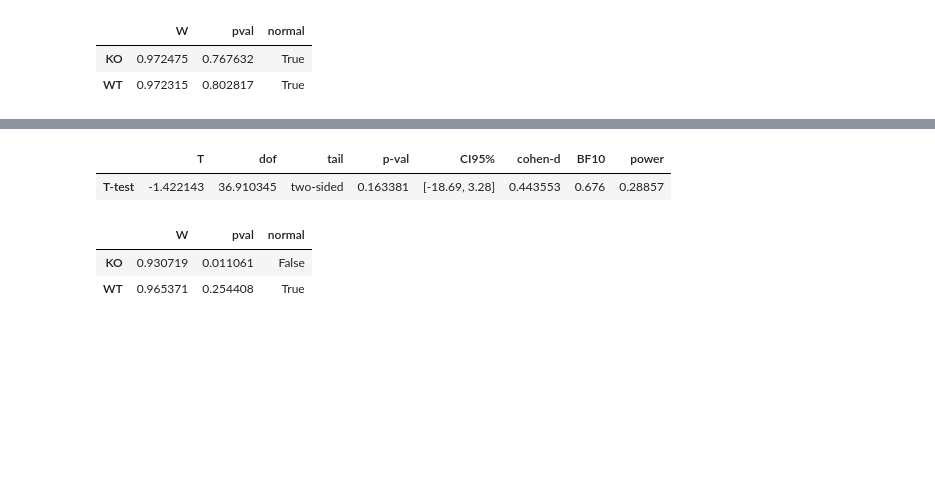
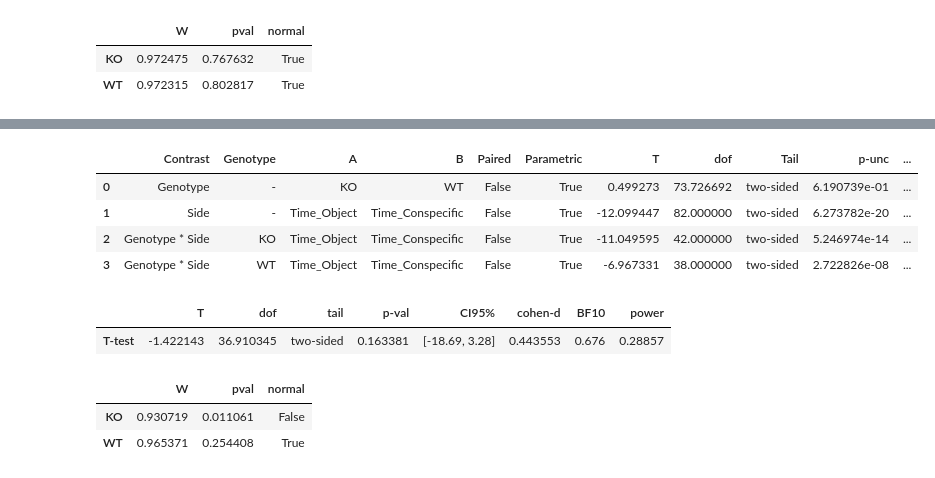
Before and after one commit to FMendezSlc/NeuroPy, a Jupyter notebook: Behavior_Analysis.ipynb, the cells around one changed output, grey strips where cells are left out. Saved outputs shown, nothing was run; the diff lists cells and outputs as text; code cells hidden in the pictures; blank space fills up the shorter version.

```diff
--- a/Behavior_Analysis.ipynb
+++ b/Behavior_Analysis.ipynb
@@ -493,3 +515,11 @@ pg.normality(data = si_tidy, dv = 'Total', group = 'Genotype')
+# %%
+pg.pairwise_ttests(data = samp_time, dv = 'Time', between = ['Genotype', 'Side'], padjust = 'bonf')
+# %% [output]
+|  | Contrast | Genotype | A | B | Paired | Parametric | T | dof | Tail | p-unc | ... |
+| 0 | Genotype | - | KO | WT | False | True | 0.499273 | 73.726692 | two-sided | 6.190739e-01 | ... |
+| 1 | Side | - | Time_Object | Time_Conspecific | False | True | -12.099447 | 82.000000 | two-sided | 6.273782e-20 | ... |
+| 2 | Genotype * Side | KO | Time_Object | Time_Conspecific | False | True | -11.049595 | 42.000000 | two-sided | 5.246974e-14 | ... |
+| 3 | Genotype * Side | WT | Time_Object | Time_Conspecific | False | True | -6.967331 | 38.000000 | two-sided | 2.722826e-08 | ... |
 # %%
 pg.ttest(si_tidy['Total'][si_tidy['Genotype'] == 'WT'], si_tidy['Total'][si_tidy['Genotype'] == 'KO'])
 # %% [output]
```
Also changed, not shown: parts of 6 cells of this notebook, 2 other files.
